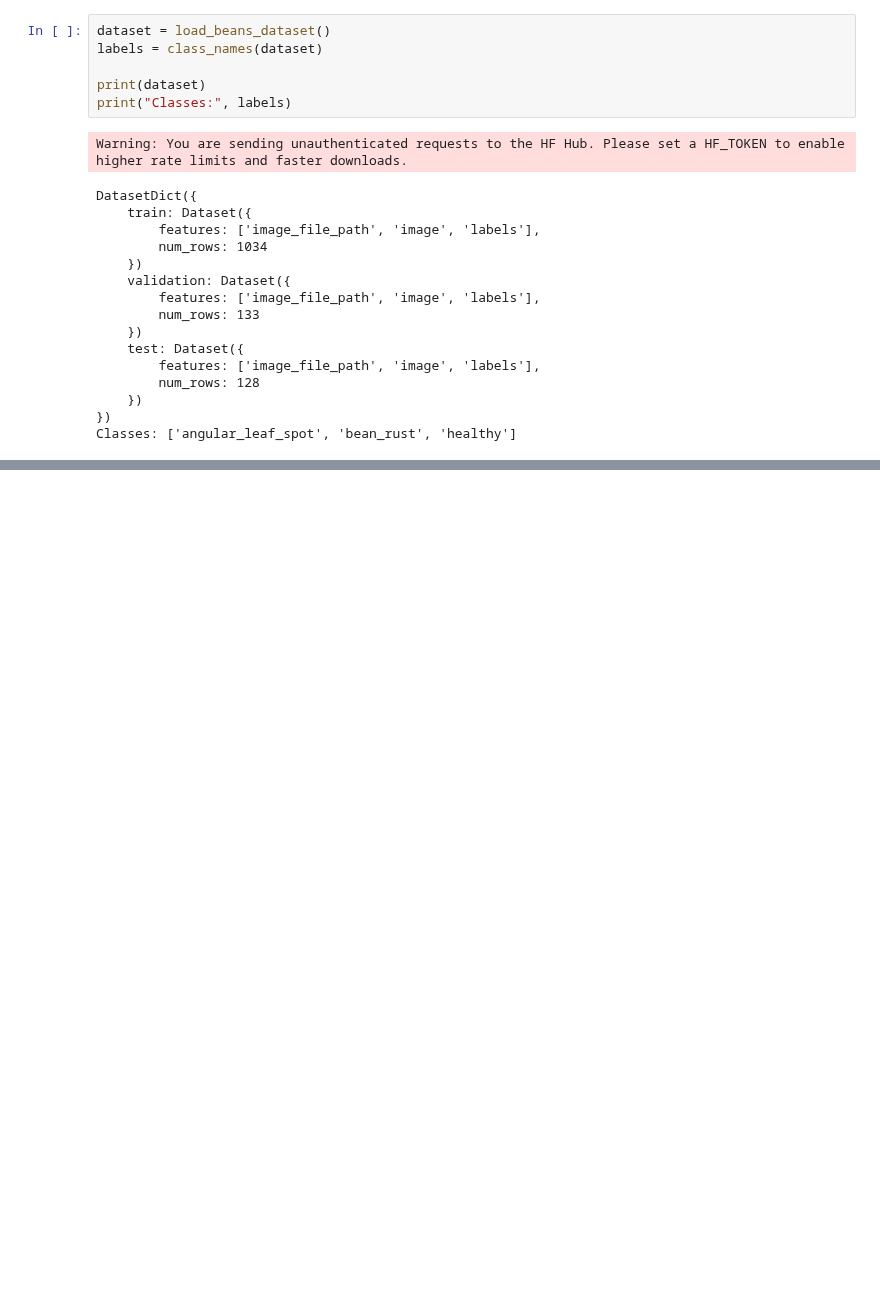
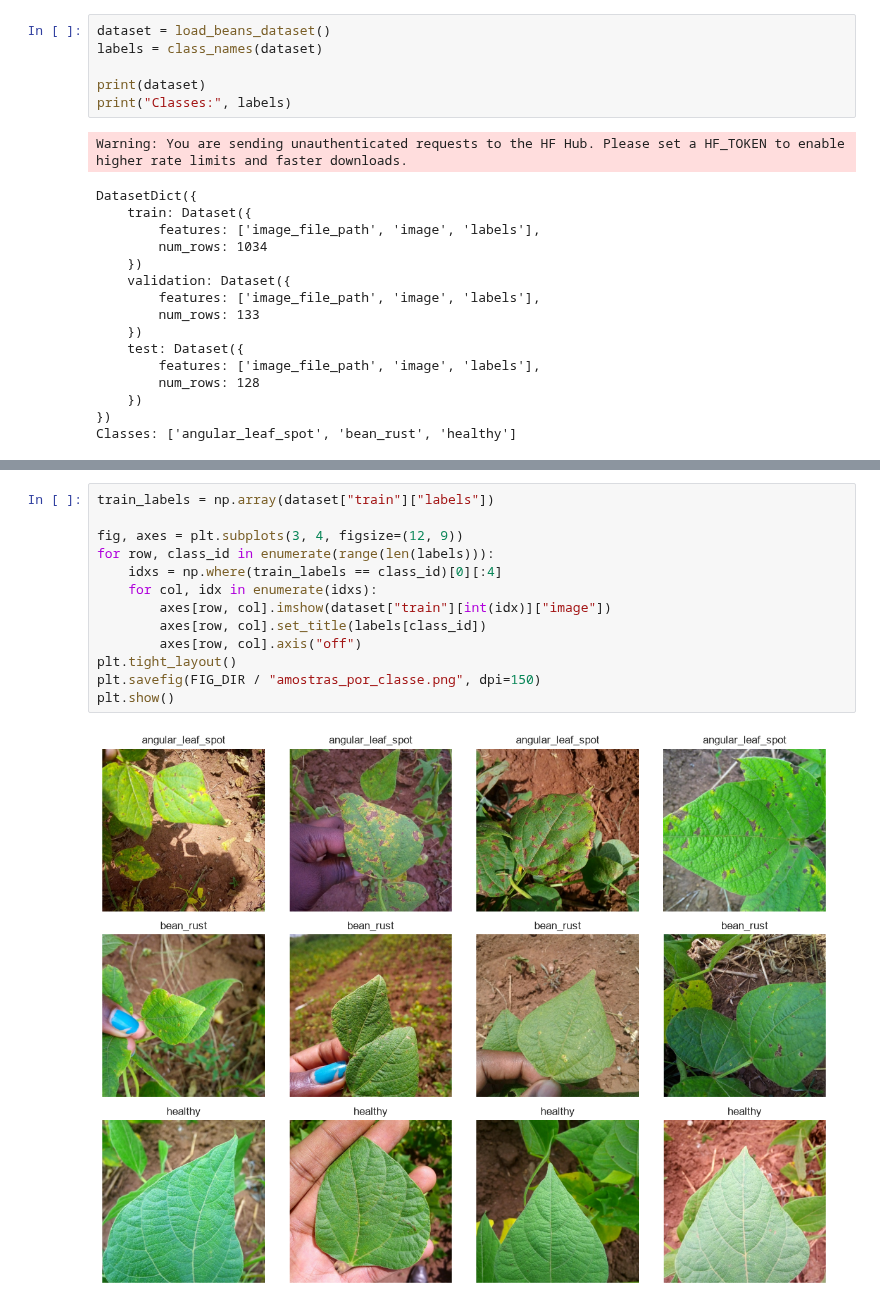
Before and after one commit to LeoRlucena/bean-leaf-disease-challenge, a Jupyter notebook: notebooks/02_eda.ipynb, the cells around one changed output, grey strips where cells are left out. Drawn from its saved outputs; the diff is of its cells as text; blank space fills up the shorter version.

```diff
--- a/notebooks/02_eda.ipynb
+++ b/notebooks/02_eda.ipynb
@@ -62,0 +107,15 @@ Classes: ['angular_leaf_spot', 'bean_rust', 'healthy']
+# %%
+train_labels = np.array(dataset["train"]["labels"])
+
+fig, axes = plt.subplots(3, 4, figsize=(12, 9))
+for row, class_id in enumerate(range(len(labels))):
+    idxs = np.where(train_labels == class_id)[0][:4]
+    for col, idx in enumerate(idxs):
+        axes[row, col].imshow(dataset["train"][int(idx)]["image"])
+        axes[row, col].set_title(labels[class_id])
+        axes[row, col].axis("off")
+plt.tight_layout()
+plt.savefig(FIG_DIR / "amostras_por_classe.png", dpi=150)
+plt.show()
+# %% [output]
+[figure, added]
```
Also changed, not shown: parts of 13 cells of this notebook, 4 other files.
